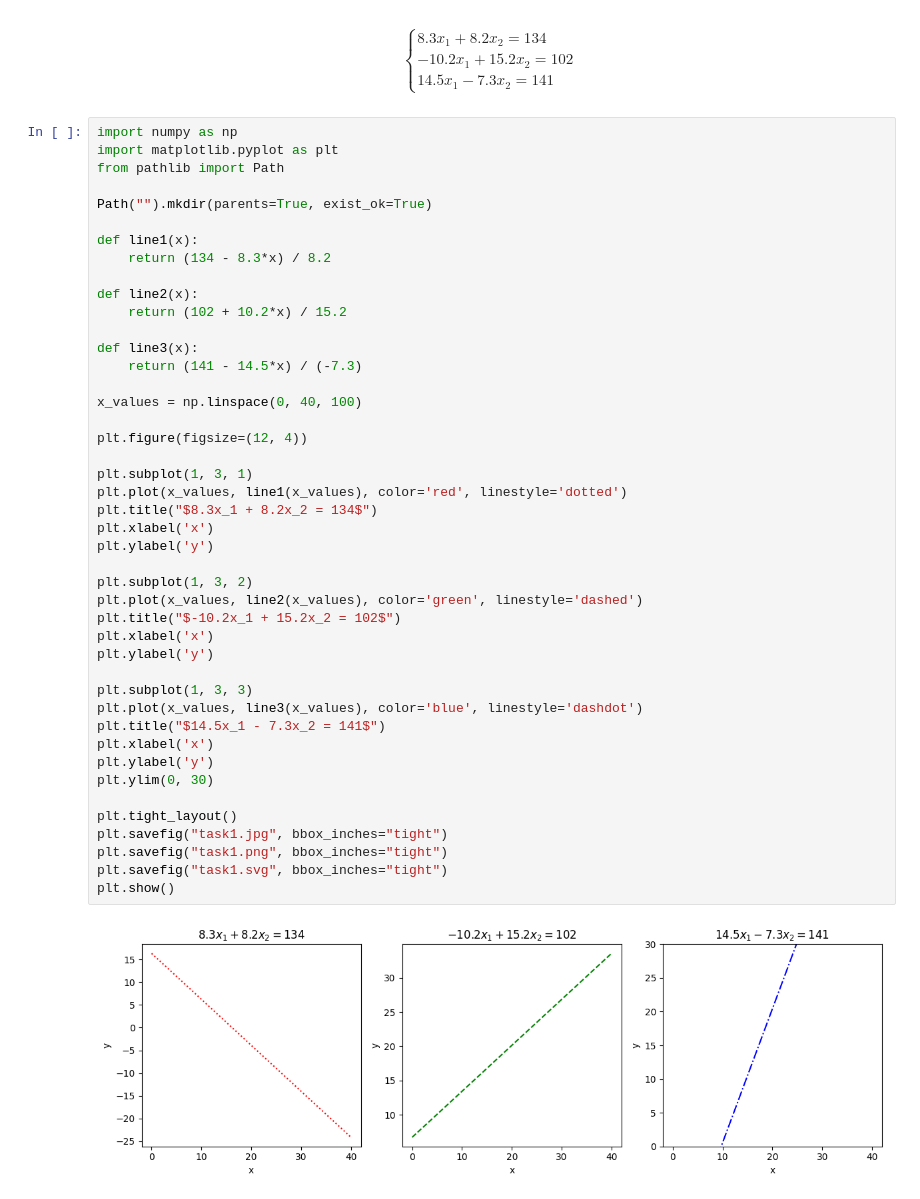
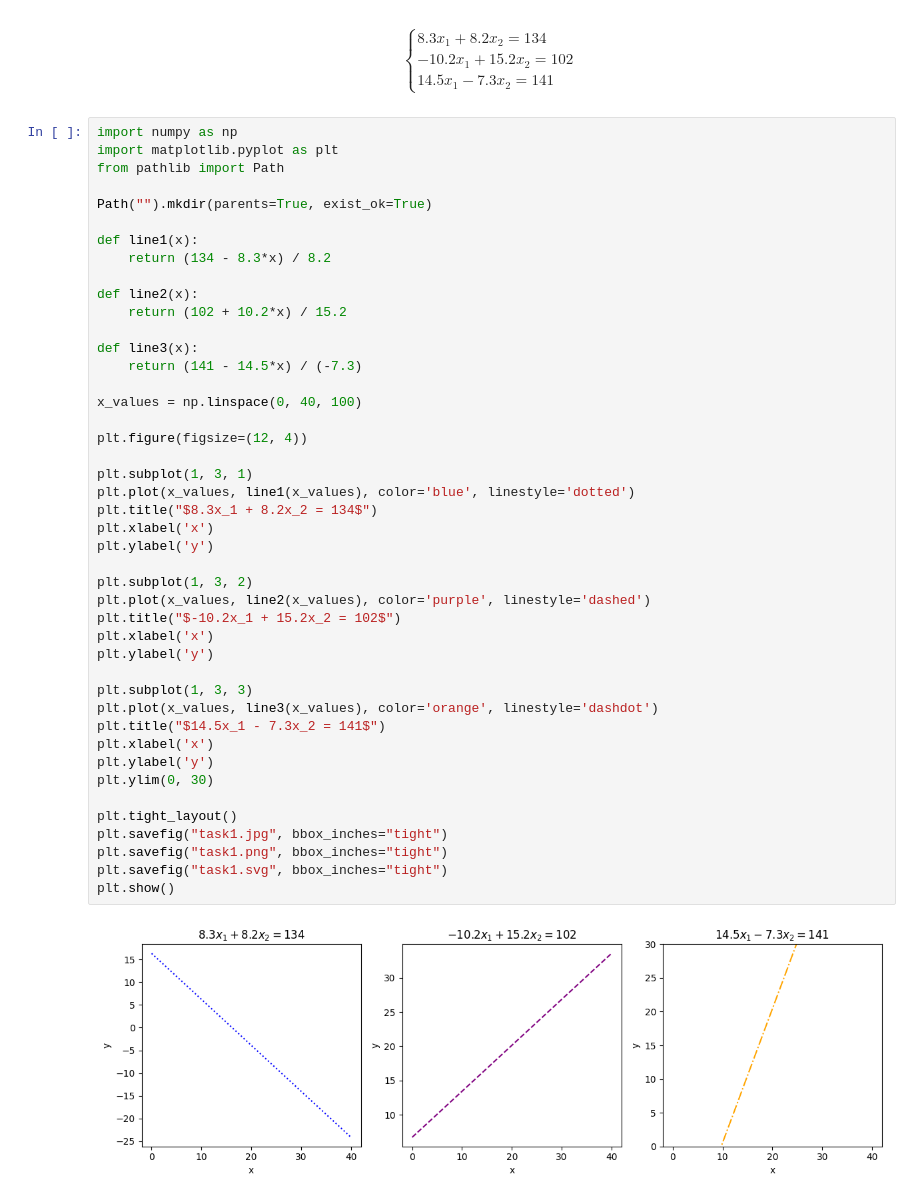
Before and after one commit to AlexPal005/MIS_4_2, a Jupyter notebook: lab4/plot.ipynb, the cells around one changed output. Cells and saved outputs as stored; diff of their text form.

```diff
--- a/lab4/plot.ipynb
+++ b/lab4/plot.ipynb
@@ -21,37 +21,37 @@ def line2(x):
 
 def line3(x):
     return (141 - 14.5*x) / (-7.3)
 
 x_values = np.linspace(0, 40, 100)
 
 plt.figure(figsize=(12, 4))
 
 plt.subplot(1, 3, 1)
-plt.plot(x_values, line1(x_values), color='red', linestyle='dotted')
+plt.plot(x_values, line1(x_values), color='blue', linestyle='dotted')
 plt.title("$8.3x_1 + 8.2x_2 = 134$")
 plt.xlabel('x')
 plt.ylabel('y')
 
 plt.subplot(1, 3, 2)
-plt.plot(x_values, line2(x_values), color='green', linestyle='dashed')
+plt.plot(x_values, line2(x_values), color='purple', linestyle='dashed')
 plt.title("$-10.2x_1 + 15.2x_2 = 102$")
 plt.xlabel('x')
 plt.ylabel('y')
 
 plt.subplot(1, 3, 3)
-plt.plot(x_values, line3(x_values), color='blue', linestyle='dashdot')
+plt.plot(x_values, line3(x_values), color='orange', linestyle='dashdot')
 plt.title("$14.5x_1 - 7.3x_2 = 141$")
 plt.xlabel('x')
 plt.ylabel('y')
 plt.ylim(0, 30)
 
 plt.tight_layout()
 plt.savefig("task1.jpg", bbox_inches="tight")
 plt.savefig("task1.png", bbox_inches="tight")
 plt.savefig("task1.svg", bbox_inches="tight")
 plt.show()
 # %% [output]
-[figure, old version]
+[figure, new version]
 # %%
 
 x = np.linspace(0, 30, 400)
```
Also changed, not shown: parts of 1 cell of this notebook, 6 other files.
